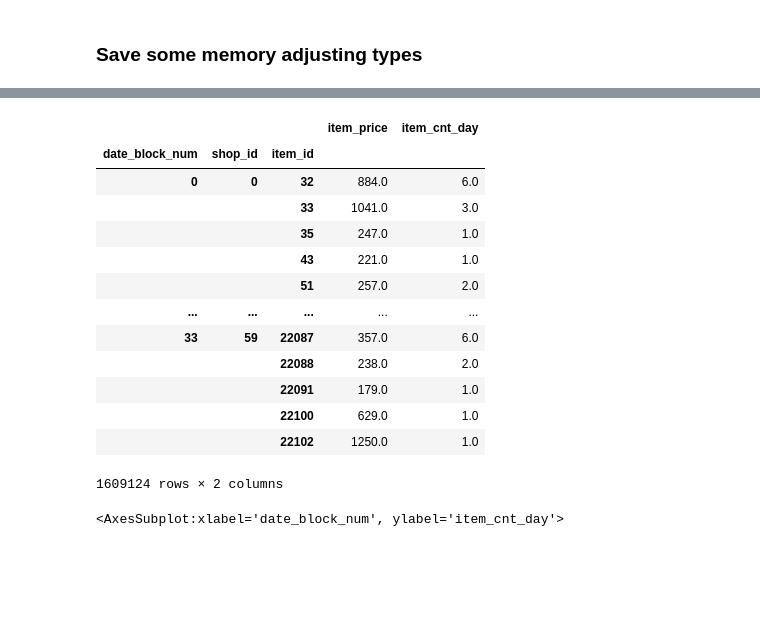
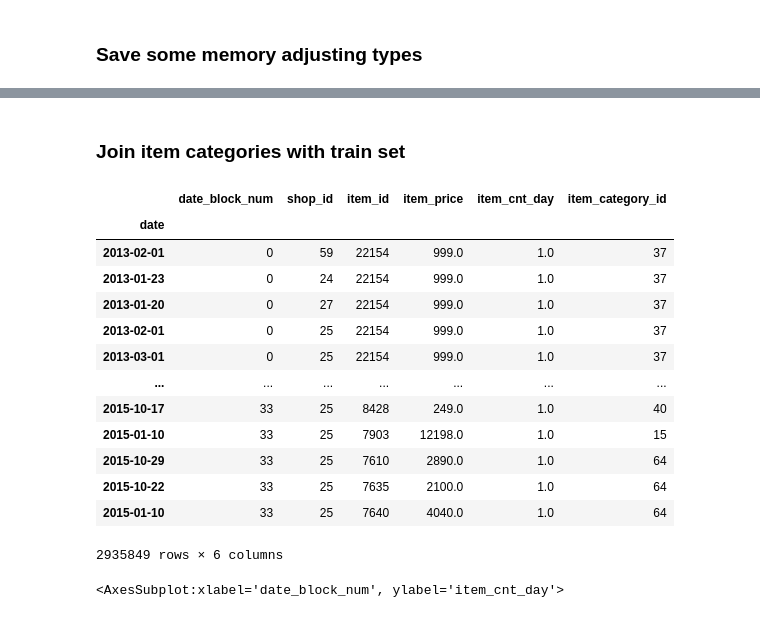
Before and after one commit to simoneMaggi/Experiments, a Jupyter notebook: PredictFutureSales/PredictFutureSales.ipynb, the cells around one changed output, grey strips where cells are left out. Cells and saved outputs as stored; diff of their text form; code cells hidden in the pictures; blank space fills up the shorter version.

```diff
--- a/PredictFutureSales/PredictFutureSales.ipynb
+++ b/PredictFutureSales/PredictFutureSales.ipynb
@@ -77,23 +71,26 @@ dtype: object
 # %%
 items.describe()
 items = items.assign(item_category_id = items.item_category_id.astype('int8'))
+# %% [markdown]
+### Join item categories with train set
 # %%
-features = ['date_block_num', 'shop_id', 'item_id', 'item_price', 'item_cnt_day']
+features = ['date', 'date_block_num', 'shop_id', 'item_id', 'item_price', 'item_cnt_day']
 train_joined = sales_train[features].join(items[['item_id', 'item_category_id']], on='item_id', how = 'inner', rsuffix='_other').drop(columns='item_id_other')
-train_joined
+train_joined.set_index('date', inplace=True)
+display(train_joined)
 # %% [output]
-|  |  |  | item_price | item_cnt_day |
-| date_block_num | shop_id | item_id |  |  |
-| 0 | 0 | 32 | 884.0 | 6.0 |
-|  |  | 33 | 1041.0 | 3.0 |
-|  |  | 35 | 247.0 | 1.0 |
-|  |  | 43 | 221.0 | 1.0 |
-|  |  | 51 | 257.0 | 2.0 |
-| ... | ... | ... | ... | ... |
-| 33 | 59 | 22087 | 357.0 | 6.0 |
-|  |  | 22088 | 238.0 | 2.0 |
-|  |  | 22091 | 179.0 | 1.0 |
-|  |  | 22100 | 629.0 | 1.0 |
-|  |  | 22102 | 1250.0 | 1.0 |
+|  | date_block_num | shop_id | item_id | item_price | item_cnt_day | item_category_id |
+| date |  |  |  |  |  |  |
+| 2013-02-01 | 0 | 59 | 22154 | 999.0 | 1.0 | 37 |
+| 2013-01-23 | 0 | 24 | 22154 | 999.0 | 1.0 | 37 |
+| 2013-01-20 | 0 | 27 | 22154 | 999.0 | 1.0 | 37 |
+| 2013-02-01 | 0 | 25 | 22154 | 999.0 | 1.0 | 37 |
+| 2013-03-01 | 0 | 25 | 22154 | 999.0 | 1.0 | 37 |
+| ... | ... | ... | ... | ... | ... | ... |
+| 2015-10-17 | 33 | 25 | 8428 | 249.0 | 1.0 | 40 |
+| 2015-01-10 | 33 | 25 | 7903 | 12198.0 | 1.0 | 15 |
+| 2015-10-29 | 33 | 25 | 7610 | 2890.0 | 1.0 | 64 |
+| 2015-10-22 | 33 | 25 | 7635 | 2100.0 | 1.0 | 64 |
+| 2015-01-10 | 33 | 25 | 7640 | 4040.0 | 1.0 | 64 |
-1609124 rows × 2 columns
+2935849 rows × 6 columns
 # %%
```
Also changed, not shown: parts of 3 cells of this notebook, 1 other file.
